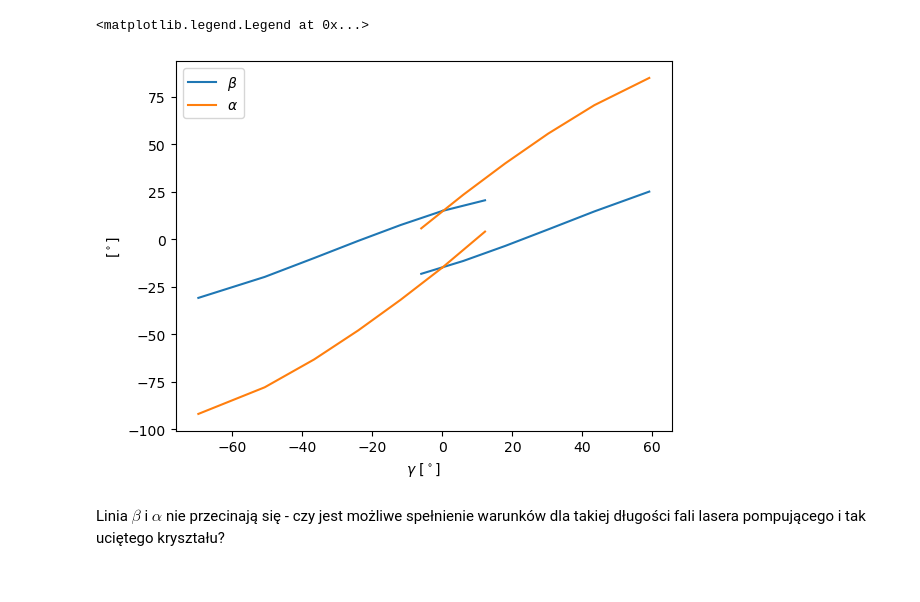
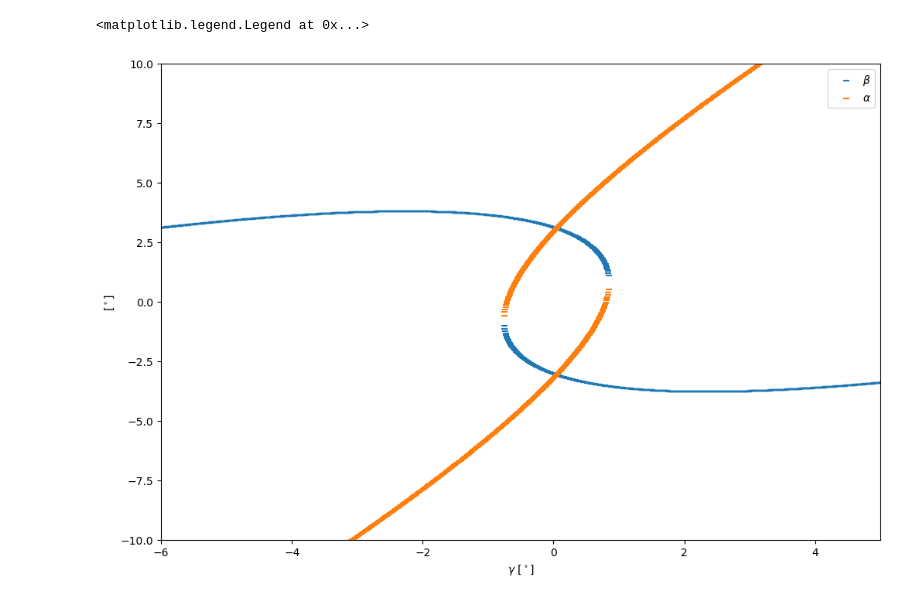
Before and after one commit to Jaclav/FotonuFUW, a Jupyter notebook: angles2.ipynb, the cells around one changed output. Drawn from its saved outputs; the diff is of its cells as text; code cells hidden in the pictures.

```diff
--- a/angles2.ipynb
+++ b/angles2.ipynb
@@ -64,17 +242,23 @@ $$\sin(\alpha^\prime+(\theta^\prime-\theta_c))n_o(\lambda_s)=\sin(\alpha)$$
 # %%
-plt.plot(
-    np.degrees(g),
-    np.degrees(arcsin(np.sin(gps - bp) * no(ls))),
+plt.scatter(
+    np.degrees(gs),
+    np.degrees(arcsin(np.sin(gps2 - aps) * no(ls))),
     label="$\\beta$",
+    marker=1,
 )
-plt.plot(
-    np.degrees(g), np.degrees(arcsin(np.sin(ap + gps)) * no(li)), label="$\\alpha$"
+plt.scatter(
+    np.degrees(gs),
+    np.degrees(arcsin(np.sin(aps + gps2)) * no(li)),
+    label="$\\alpha$",
+    marker=1,
 )
-plt.xlabel("$\\gamma~[^\circ]$")
-plt.ylabel("$[^\circ]$")
+
+plt.xlim(-6, 5)
+plt.ylim(-10, 10)
+
+plt.xlabel("$\\gamma~[^\\circ]$")
+plt.ylabel("$[^\\circ]$")
 plt.legend()
 # %% [output]
 <matplotlib.legend.Legend at 0x...>
-[figure, old version]
+[figure, new version]
-# %% [markdown]
-Linia $\beta$ i $\alpha$ nie przecinają się - czy jest możliwe spełnienie warunków dla takiej długości fali lasera pompującego i tak uciętego kryształu?
```
Also changed, not shown: parts of 15 cells of this notebook, 7 other files.
